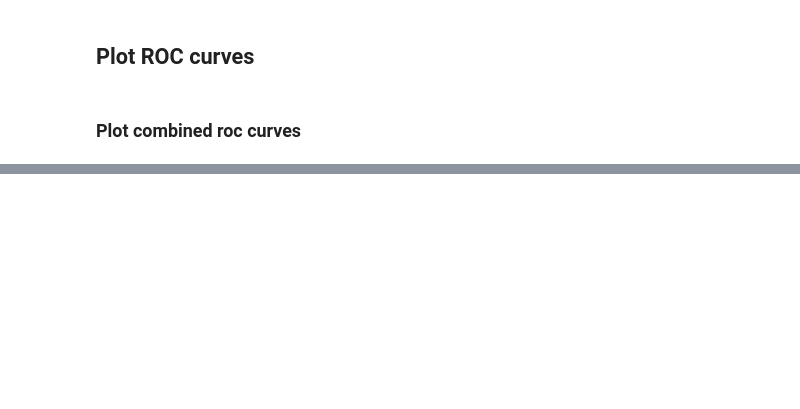
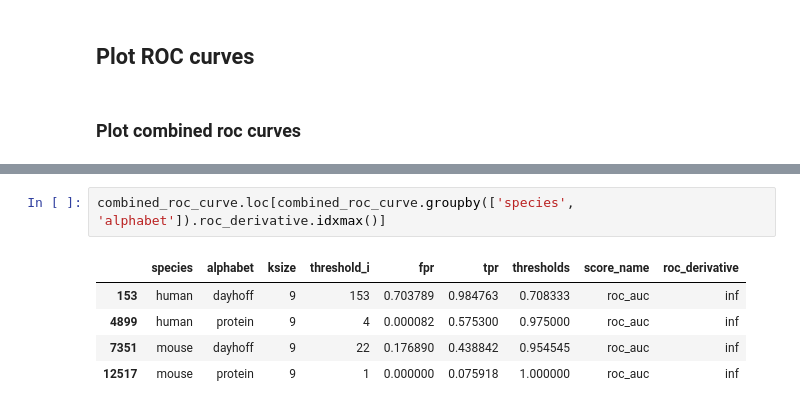
Before and after one commit to czbiohub-sf/scrnaseq-for-the-99-percent, a Jupyter notebook: notebooks/106_sklearn_metrics_human_qfo_busco_mammalia.ipynb, the cells around one changed output, grey strips where cells are left out. Drawn from its saved outputs; the diff is of its cells as text; blank space fills up the shorter version.

```diff
--- a/notebooks/106_sklearn_metrics_human_qfo_busco_mammalia.ipynb
+++ b/notebooks/106_sklearn_metrics_human_qfo_busco_mammalia.ipynb
@@ -454,0 +498,8 @@ NameError: name 'combined_roc_curves' is not defined
+# %%
+combined_roc_curve.loc[combined_roc_curve.groupby(['species', 'alphabet']).roc_derivative.idxmax()]
+# %% [output]
+|  | species | alphabet | ksize | threshold_i | fpr | tpr | thresholds | score_name | roc_derivative |
+| 153 | human | dayhoff | 9 | 153 | 0.703789 | 0.984763 | 0.708333 | roc_auc | inf |
+| 4899 | human | protein | 9 | 4 | 0.000082 | 0.575300 | 0.975000 | roc_auc | inf |
+| 7351 | mouse | dayhoff | 9 | 22 | 0.176890 | 0.438842 | 0.954545 | roc_auc | inf |
+| 12517 | mouse | protein | 9 | 1 | 0.000000 | 0.075918 | 1.000000 | roc_auc | inf |
```
Also changed, not shown: parts of 38 cells of this notebook, 1 other file.
